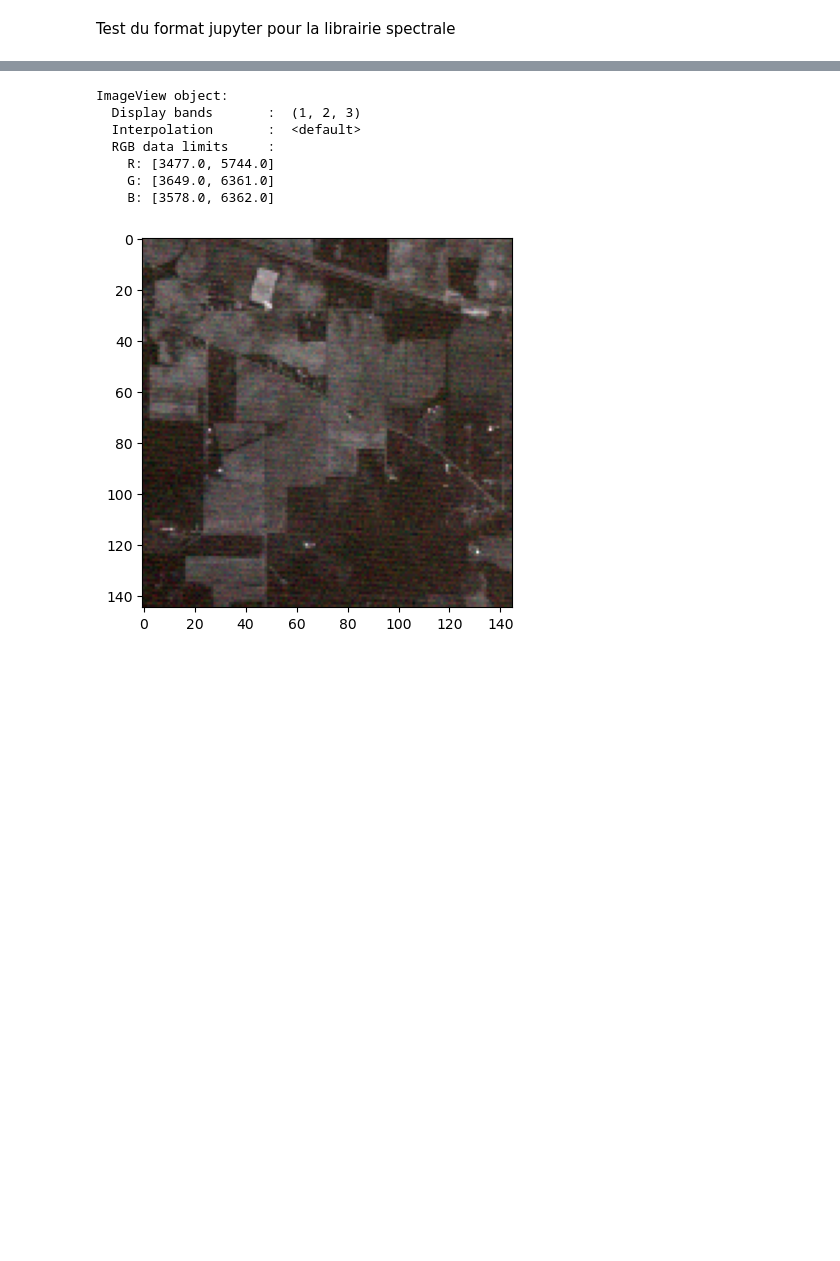
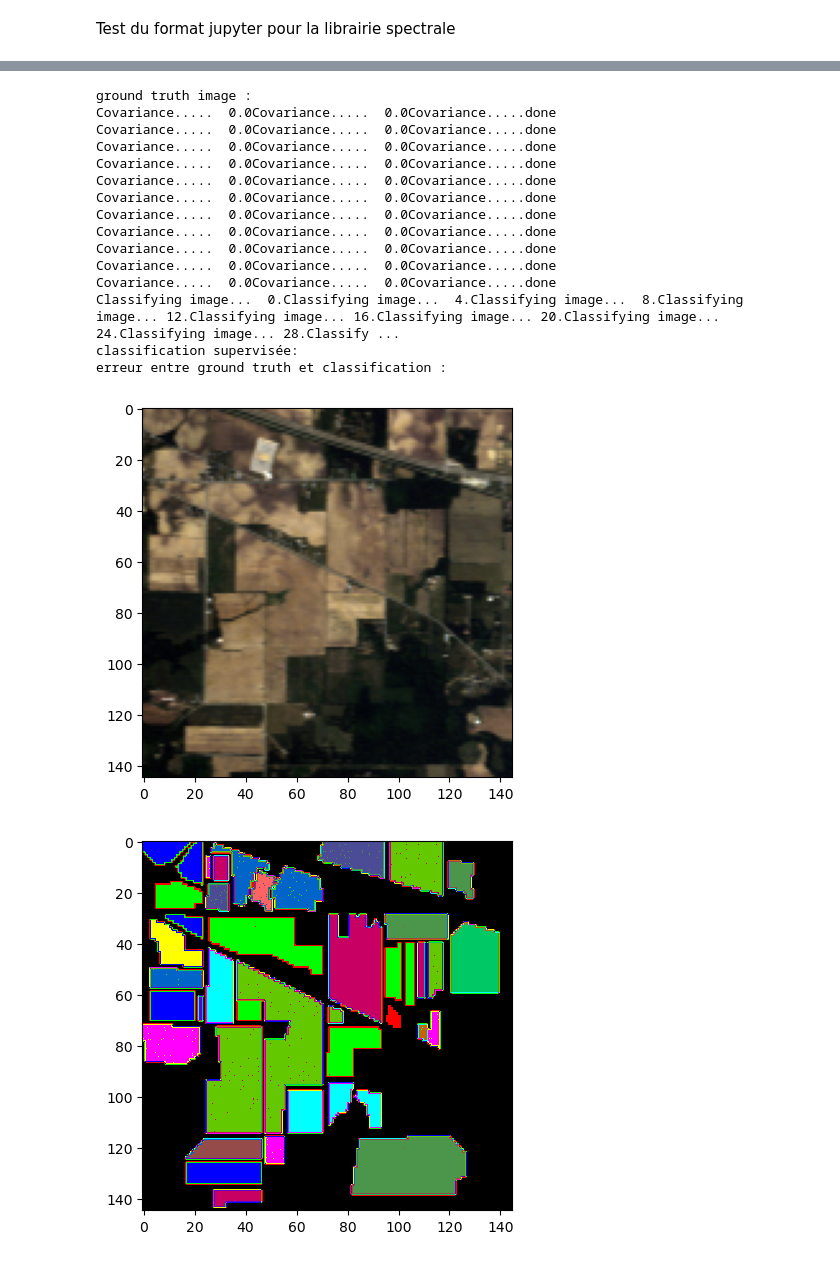
Before and after one commit to qsenatore/Hyperspectral_Anomalies, a Jupyter notebook: TEST.ipynb, the cells around one changed output, grey strips where cells are left out. Drawn from its saved outputs; the diff is of its cells as text; code cells hidden in the pictures; blank space fills up the shorter version.

Commit message:
test algo classifier gaussien

```diff
--- a/TEST.ipynb
+++ b/TEST.ipynb
@@ -27,18 +27,18 @@ from spectral import *
 #ouvrir une image en python
 img = open_image('92AV3C.lan')
 
-print(img)
+#print(img)
 
 print()
 
 #donne le type d'image (BIL,BIP,BSQ)
-print("Type d'image : ")
-print(img.__class__)
+#print("Type d'image : ")
+#print(img.__class__)
 print()
 
 #donne la forme de l'image (Lignes,Colonnes,Bandes)
-print("Forme de l'image : ")
-print(img.shape)
+#print("Forme de l'image : ")
+#print(img.shape)
 print()
 
 #selectionner un pixel
@@ -50,6 +50,31 @@ band=img[:,:,5]
 #charger l'image entière en mémoire cache (optimiser la performance algorithmique)
 #arr = img.load()
 
-#pour afficher l'image. Il faut lancer ipython dans le terminal avec la commande ipython --pylab
-imshow(img,(29,19,9))
+#pour afficher l'image.
+view=imshow(img,(29,19,9))
+#print(view)
+#pour afficher les bandes spectrales quand on clique sur l image mais ca a pas l'air de marcher sur jupyter
+import spectral.io.aviris as aviris
+
+img.bands=aviris.read_aviris_bands('92AV3C.spc')
+
+#algo kmeans
+#(m,c)=kmeans(img, 20,30)
+#for i in range c.shape[0]:
+    #plt.plot(c[i])
+
+#classification supervisée
+
+gt = open_image('92AV3GT.GIS').read_band(0)
+print("ground truth image : ")
+v = imshow(classes=gt)
+
+classes = create_training_classes (img, gt)
+gmlc=GaussianClassifier(classes)
+cmap=gmlc.classify_image(img)
+print( "classification supervisée:")
+v=imshow(classes=(cmap*(gt!=0)))
+
+print("erreur entre ground truth et classification : ")
+v=imshow(classes=(cmap*(gt!=0))*((cmap*(gt!=0))!=gt))
 # %% [output]
@@ -69,8 +93,17 @@ Forme de l'image :
-ImageView object:
-  Display bands       :  (1, 2, 3)
-  Interpolation       :  <default>
-  RGB data limits     :
-    R: [3477.0, 5744.0]
-    G: [3649.0, 6361.0]
-    B: [3578.0, 6362.0]
+ground truth image :
+Covariance.....  0.0Covariance.....  0.0Covariance.....done
+Covariance.....  0.0Covariance.....  0.0Covariance.....done
+Covariance.....  0.0Covariance.....  0.0Covariance.....done
+Covariance.....  0.0Covariance.....  0.0Covariance.....done
+Covariance.....  0.0Covariance.....  0.0Covariance.....done
+Covariance.....  0.0Covariance.....  0.0Covariance.....done
+Covariance.....  0.0Covariance.....  0.0Covariance.....done
+Covariance.....  0.0Covariance.....  0.0Covariance.....done
+Covariance.....  0.0Covariance.....  0.0Covariance.....done
+Covariance.....  0.0Covariance.....  0.0Covariance.....done
+Covariance.....  0.0Covariance.....  0.0Covariance.....done
+Classifying image...  0.Classifying image...  4.Classifying image...  8.Classifying image... 12.Classifying image... 16.Classifying image... 20.Classifying image... 24.Classifying image... 28.Classify ...
+classification supervisée:
+erreur entre ground truth et classification :
-[figure, old version]
+[figure, new version]
+[figure, added]
```
Also changed, not shown: parts of 1 cell of this notebook.
